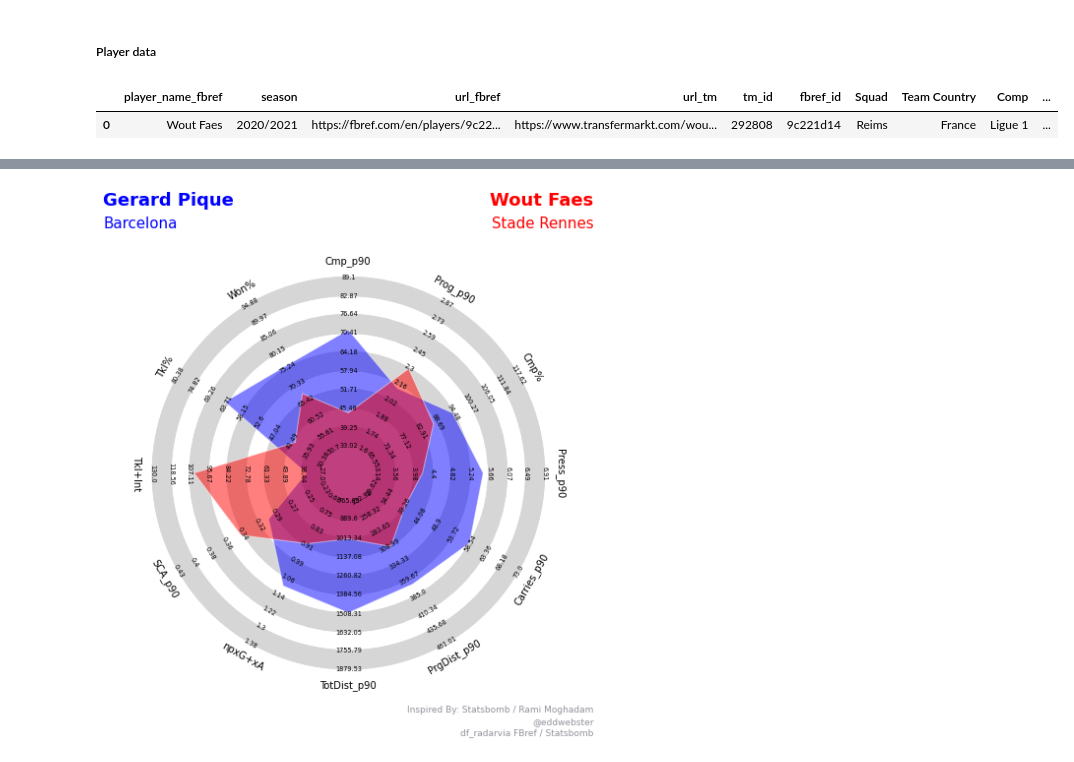
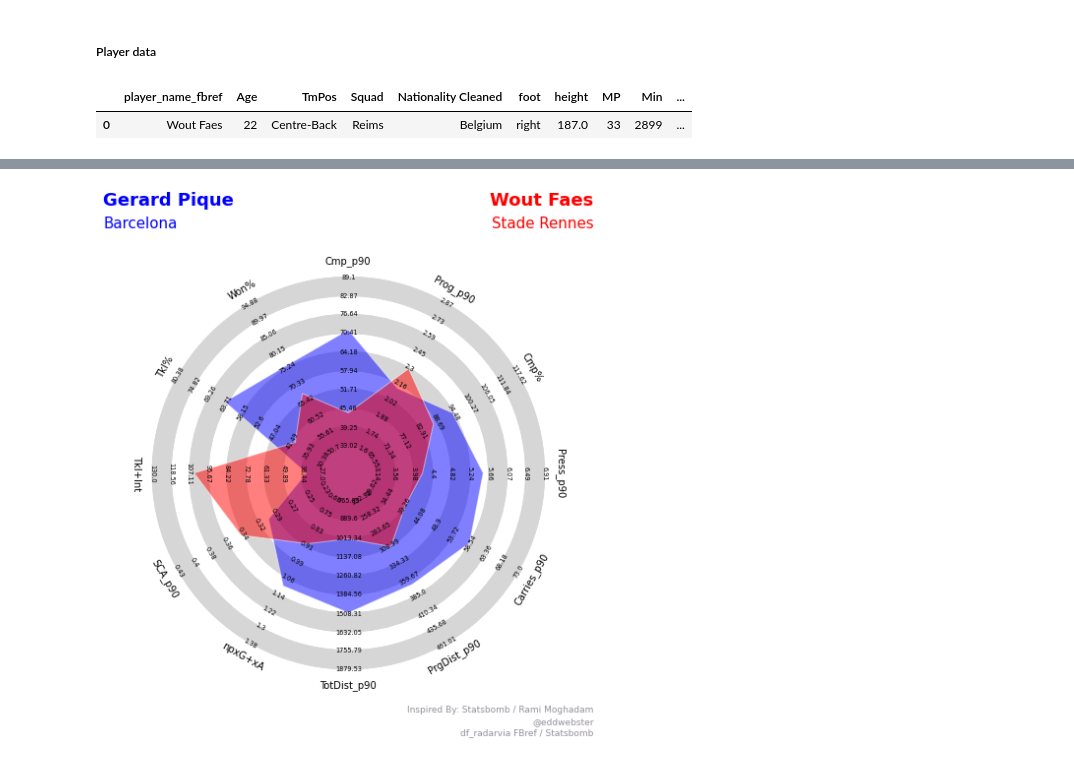
Before and after one commit to eddwebster/football_analytics, a Jupyter notebook: notebooks/5_data_analysis_and_projects/player_similarity_and_clustering/PCA and K-Means Clustering of 'Piqué-like' Defenders for Parma Calcio 1913.ipynb, the cells around one changed output, grey strips where cells are left out. Cells and saved outputs as stored; diff of their text form; code cells hidden in the pictures.

```diff
--- a/notebooks/5_data_analysis_and_projects/player_similarity_and_clustering/PCA and K-Means Clustering of 'Piqué-like' Defenders for Parma Calcio 1913.ipynb
+++ b/notebooks/5_data_analysis_and_projects/player_similarity_and_clustering/PCA and K-Means Clustering of 'Piqué-like' Defenders for Parma Calcio 1913.ipynb
@@ -1565,19 +1567,37 @@ For more information on StatsBomb radars: https://statsbomb.com/2018/08/new-data
 # %% [markdown]
 ##### Player data
 # %%
+# Define summary columns
+cols_summary = ['player_name_fbref',
+                'Age',
+                'TmPos',
+                'Squad',
+                'Nationality Cleaned',
+                'foot',
+                'height',
+                'MP',
+                'Min',
+                'market_value_eur',
+                'weekly_gross_base_salary_gbp',
+                'years_until_contract_expiry'
+               ]
+
 # Define player name
 player_1 = 'Wout Faes'
 
 # Filter dataset for player
 df_player_1 = df_players[(df_players['player_name_fbref'] == player_1) &
                          (df_players['season'] == '2020/2021')
                         ]
 
+## Select columns of interest
+df_player_1 = df_player_1[cols_summary]
+
 # Reset index
 df_player_1 = df_player_1.reset_index(drop=True)
 
 # Display DataFrame
 df_player_1
 # %% [output]
-|  | player_name_fbref | season | url_fbref | url_tm | tm_id | fbref_id | Squad | Team Country | Comp | ... |
-| 0 | Wout Faes | 2020/2021 | https://fbref.com/en/players/9c22... | https://www.transfermarkt.com/wou... | 292808 | 9c221d14 | Reims | France | Ligue 1 | ... |
+|  | player_name_fbref | Age | TmPos | Squad | Nationality Cleaned | foot | height | MP | Min | ... |
+| 0 | Wout Faes | 22 | Centre-Back | Reims | Belgium | right | 187.0 | 33 | 2899 | ... |
```
Also changed, not shown: parts of 11 cells of this notebook.
